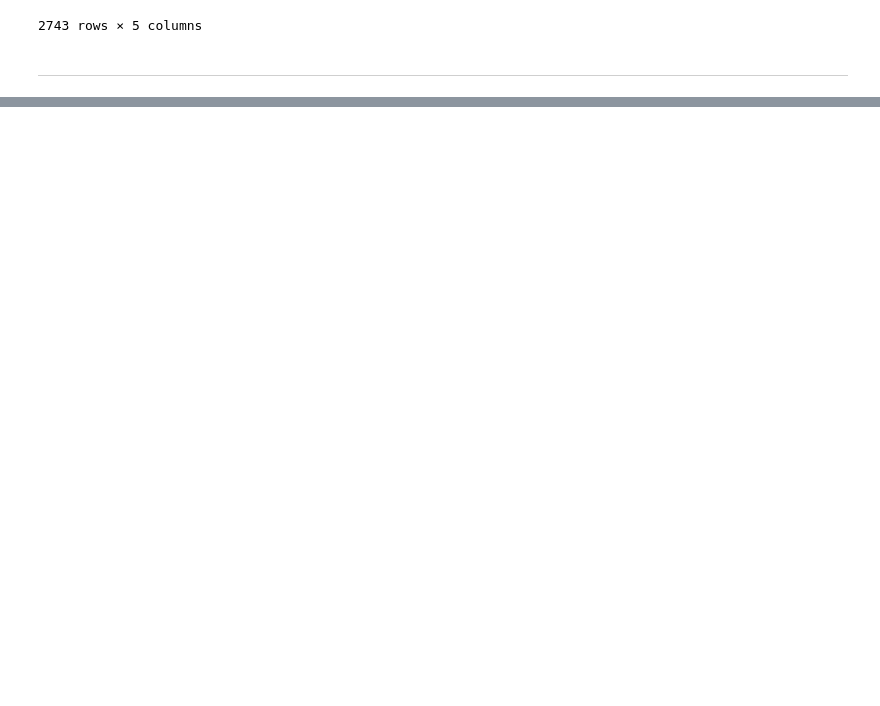
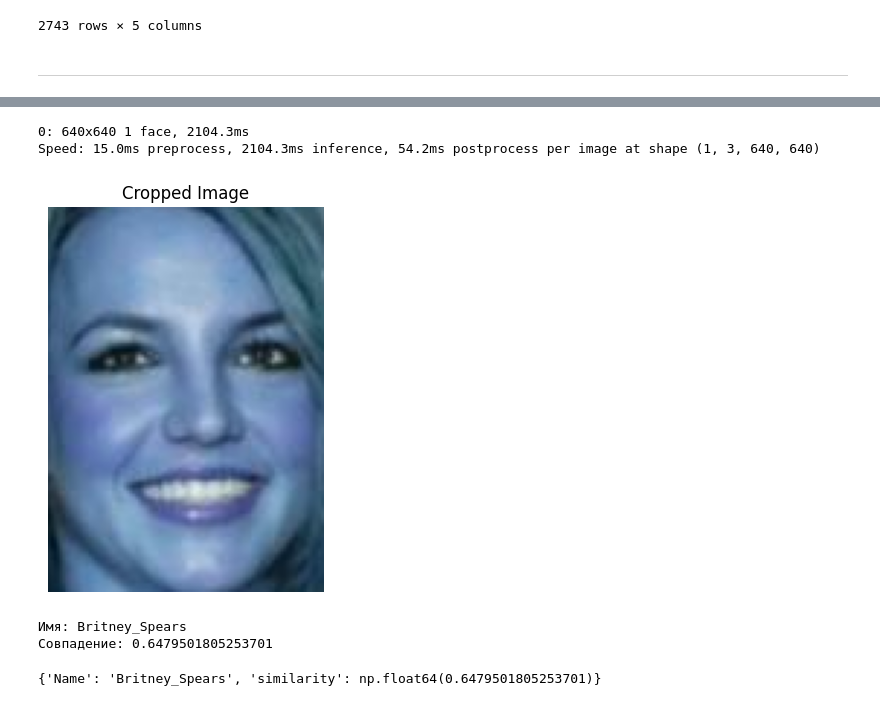
Before and after one commit to sollltit/hw-face-rec-and-id, a Jupyter notebook: Report_M2.ipynb, the cells around one changed output, grey strips where cells are left out. Cells and saved outputs as stored; diff of their text form; code cells hidden in the pictures; blank space fills up the shorter version.

```diff
--- a/Report_M2.ipynb
+++ b/Report_M2.ipynb
@@ -750,0 +871,9 @@ AttributeError: 'list' object has no attribute 'box'
+# %%
+identity_face(r'id_data\test\Britney_Spears\Britney_Spears_0014.jpg', model_v8_s20, traindf)
+# %% [output]
+0: 640x640 1 face, 2104.3ms
+Speed: 15.0ms preprocess, 2104.3ms inference, 54.2ms postprocess per image at shape (1, 3, 640, 640)
+[figure, added]
+Имя: Britney_Spears
+Совпадение: 0.6479501805253701
+{'Name': 'Britney_Spears', 'similarity': np.float64(0.6479501805253701)}
```
Also changed, not shown: parts of 16 cells of this notebook, 2 other files.
